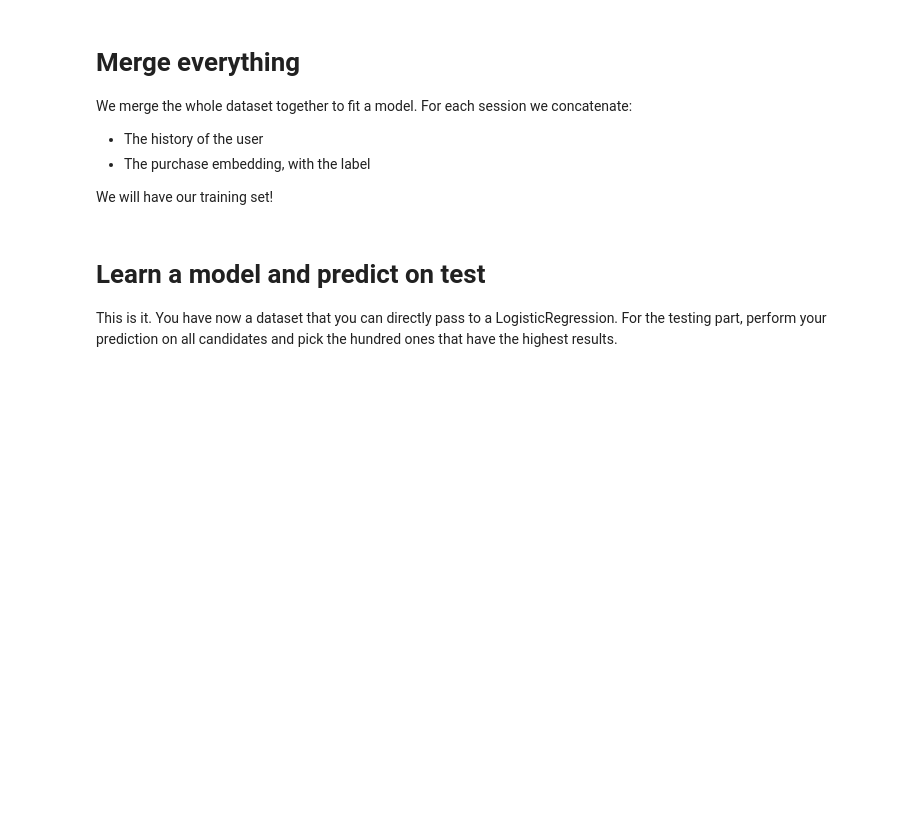
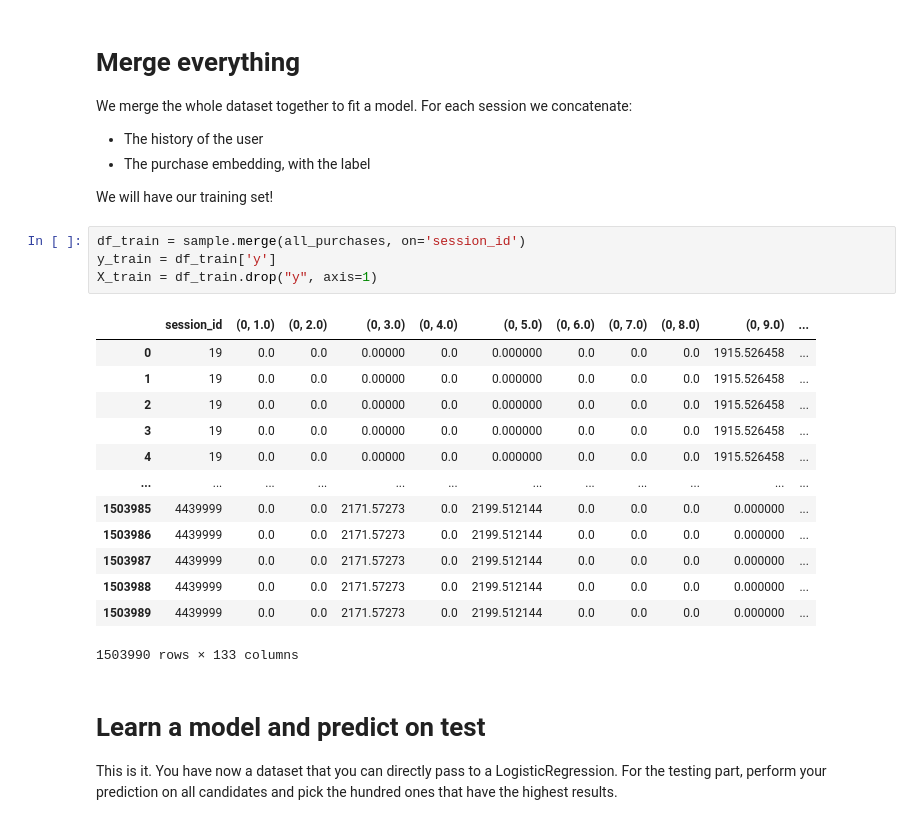
Before and after one commit to spdy07/newMerch, a Jupyter notebook: TP4_Exploring_Dressipi_Subject.ipynb, the cells around one changed output. Saved outputs shown, nothing was run; the diff lists cells and outputs as text; blank space fills up the shorter version.

```diff
--- a/TP4_Exploring_Dressipi_Subject.ipynb
+++ b/TP4_Exploring_Dressipi_Subject.ipynb
@@ -262,6 +281,24 @@ We merge the whole dataset together to fit a model. For each session we concaten
 * The purchase embedding, with the label
 
 We will have our training set!
+# %%
+df_train = sample.merge(all_purchases, on='session_id')
+y_train = df_train['y']
+X_train = df_train.drop("y", axis=1)
+# %% [output]
+|  | session_id | (0, 1.0) | (0, 2.0) | (0, 3.0) | (0, 4.0) | (0, 5.0) | (0, 6.0) | (0, 7.0) | (0, 8.0) | (0, 9.0) | ... |
+| 0 | 19 | 0.0 | 0.0 | 0.00000 | 0.0 | 0.000000 | 0.0 | 0.0 | 0.0 | 1915.526458 | ... |
+| 1 | 19 | 0.0 | 0.0 | 0.00000 | 0.0 | 0.000000 | 0.0 | 0.0 | 0.0 | 1915.526458 | ... |
+| 2 | 19 | 0.0 | 0.0 | 0.00000 | 0.0 | 0.000000 | 0.0 | 0.0 | 0.0 | 1915.526458 | ... |
+| 3 | 19 | 0.0 | 0.0 | 0.00000 | 0.0 | 0.000000 | 0.0 | 0.0 | 0.0 | 1915.526458 | ... |
+| 4 | 19 | 0.0 | 0.0 | 0.00000 | 0.0 | 0.000000 | 0.0 | 0.0 | 0.0 | 1915.526458 | ... |
+| ... | ... | ... | ... | ... | ... | ... | ... | ... | ... | ... | ... |
+| 1503985 | 4439999 | 0.0 | 0.0 | 2171.57273 | 0.0 | 2199.512144 | 0.0 | 0.0 | 0.0 | 0.000000 | ... |
+| 1503986 | 4439999 | 0.0 | 0.0 | 2171.57273 | 0.0 | 2199.512144 | 0.0 | 0.0 | 0.0 | 0.000000 | ... |
+| 1503987 | 4439999 | 0.0 | 0.0 | 2171.57273 | 0.0 | 2199.512144 | 0.0 | 0.0 | 0.0 | 0.000000 | ... |
+| 1503988 | 4439999 | 0.0 | 0.0 | 2171.57273 | 0.0 | 2199.512144 | 0.0 | 0.0 | 0.0 | 0.000000 | ... |
+| 1503989 | 4439999 | 0.0 | 0.0 | 2171.57273 | 0.0 | 2199.512144 | 0.0 | 0.0 | 0.0 | 0.000000 | ... |
+1503990 rows × 133 columns
 # %% [markdown]
 # Learn a model and predict on test
 
```
Also changed, not shown: parts of 3 cells of this notebook.
